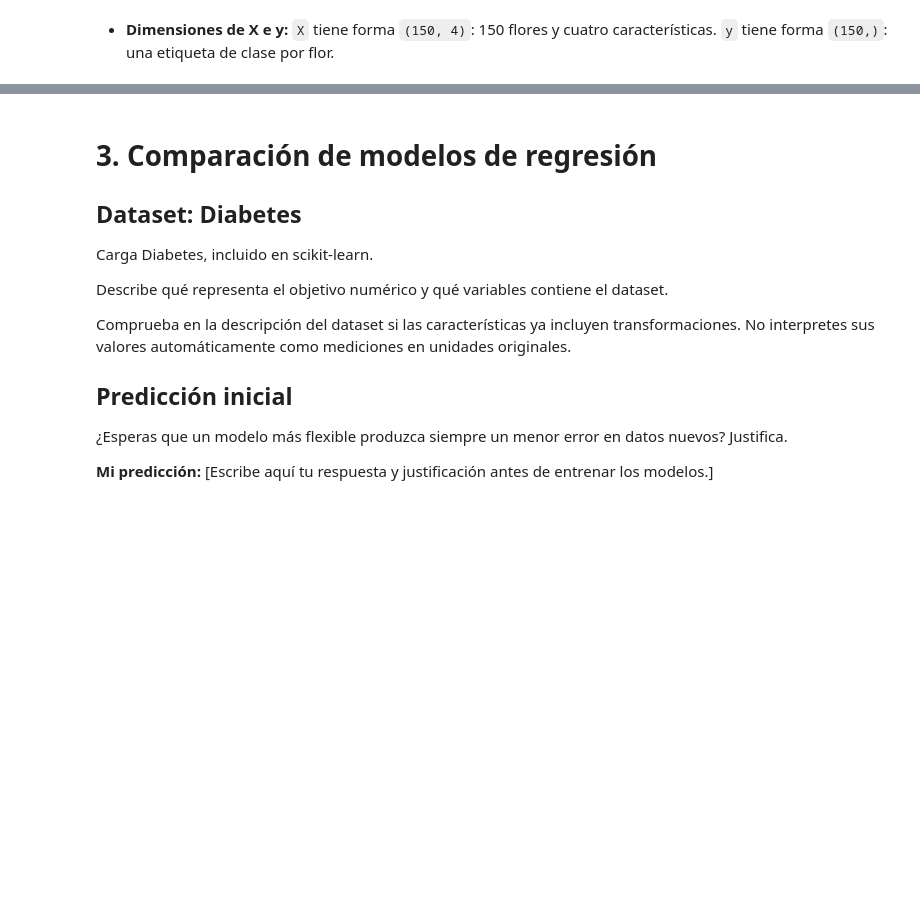
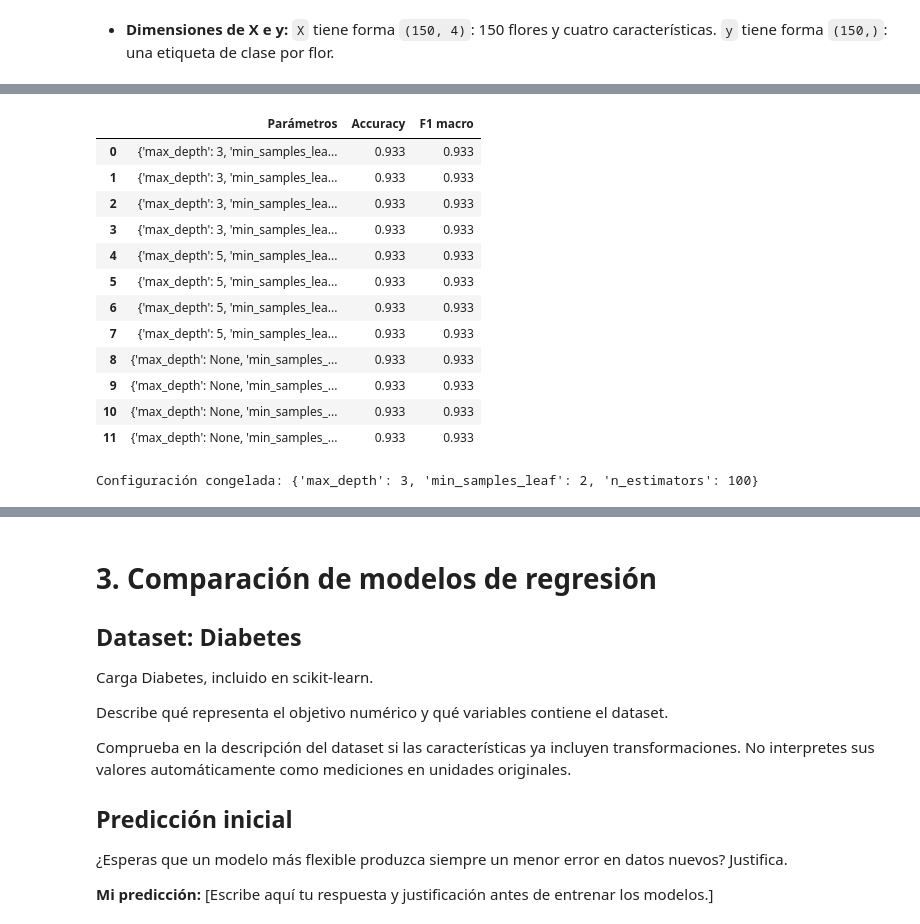
Before and after one commit to Vladimirjon/IR_26B, a Jupyter notebook: notebooks/01_revml.ipynb, the cells around one changed output, grey strips where cells are left out. Cells and saved outputs as stored; diff of their text form; code cells hidden in the pictures; blank space fills up the shorter version.

```diff
--- a/notebooks/01_revml.ipynb
+++ b/notebooks/01_revml.ipynb
@@ -174,0 +509,7 @@ Incluye matrices de confusión de Naive Bayes, SVM y MLP.
+# %%
+forest_initial_params = {'n_estimators': 100, 'max_depth': None, 'min_samples_leaf': 1}
+forest_initial = Pipeline([
+    ("scaler", StandardScaler()),
+    ("classifier", RandomForestClassifier(n_jobs=-1, random_state=42).set_params(**forest_initial_params)),
+])
+print("Configuración inicial:", forest_initial_params)
@@ -174,0 +522,8 @@ Incluye matrices de confusión de Naive Bayes, SVM y MLP.
+# %%
+forest_initial.fit(X_train, y_train)
+forest_initial_prediction = forest_initial.predict(X_validation)
+forest_initial_metrics = validation_metrics(forest_initial_prediction)
+display(pd.DataFrame([{
+    "Modelo": 'Random Forest',
+    **forest_initial_metrics,
+}]).round(3))
@@ -174,0 +537,45 @@ Incluye matrices de confusión de Naive Bayes, SVM y MLP.
+# %%
+forest_grid = {'n_estimators': [100, 200], 'max_depth': [3, 5, None], 'min_samples_leaf': [2, 1]}
+forest_candidates = []
+for order, params in enumerate(ParameterGrid(forest_grid)):
+    if params == forest_initial_params:
+        candidate = forest_initial
+        prediction = forest_initial_prediction
+    else:
+        candidate = clone(forest_initial)
+        candidate.set_params(**{f"classifier__{param}": value for param, value in params.items()})
+        candidate.fit(X_train, y_train)
+        prediction = candidate.predict(X_validation)
+    forest_candidates.append({
+        "Parámetros": params,
+        **validation_metrics(prediction),
+        "Orden": order,
+        "pipeline": candidate,
+        "predicción_validación": prediction,
+    })
+
+display(pd.DataFrame([
+    {column: row[column] for column in ["Parámetros", "Accuracy", "F1 macro"]}
+    for row in forest_candidates
+]).round(3))
+
+best_validation['Random Forest'] = max(
+    forest_candidates,
+    key=lambda row: (row["F1 macro"], row["Accuracy"], -row["Orden"]),
+)
+print("Configuración congelada:", best_validation['Random Forest']["Parámetros"])
+# %% [output]
+|  | Parámetros | Accuracy | F1 macro |
+| 0 | {'max_depth': 3, 'min_samples_lea... | 0.933 | 0.933 |
+| 1 | {'max_depth': 3, 'min_samples_lea... | 0.933 | 0.933 |
+| 2 | {'max_depth': 3, 'min_samples_lea... | 0.933 | 0.933 |
+| 3 | {'max_depth': 3, 'min_samples_lea... | 0.933 | 0.933 |
+| 4 | {'max_depth': 5, 'min_samples_lea... | 0.933 | 0.933 |
+| 5 | {'max_depth': 5, 'min_samples_lea... | 0.933 | 0.933 |
+| 6 | {'max_depth': 5, 'min_samples_lea... | 0.933 | 0.933 |
+| 7 | {'max_depth': 5, 'min_samples_lea... | 0.933 | 0.933 |
+| 8 | {'max_depth': None, 'min_samples_... | 0.933 | 0.933 |
+| 9 | {'max_depth': None, 'min_samples_... | 0.933 | 0.933 |
+| 10 | {'max_depth': None, 'min_samples_... | 0.933 | 0.933 |
+| 11 | {'max_depth': None, 'min_samples_... | 0.933 | 0.933 |
+Configuración congelada: {'max_depth': 3, 'min_samples_leaf': 2, 'n_estimators': 100}
```
Also changed, not shown: parts of 60 cells of this notebook.
